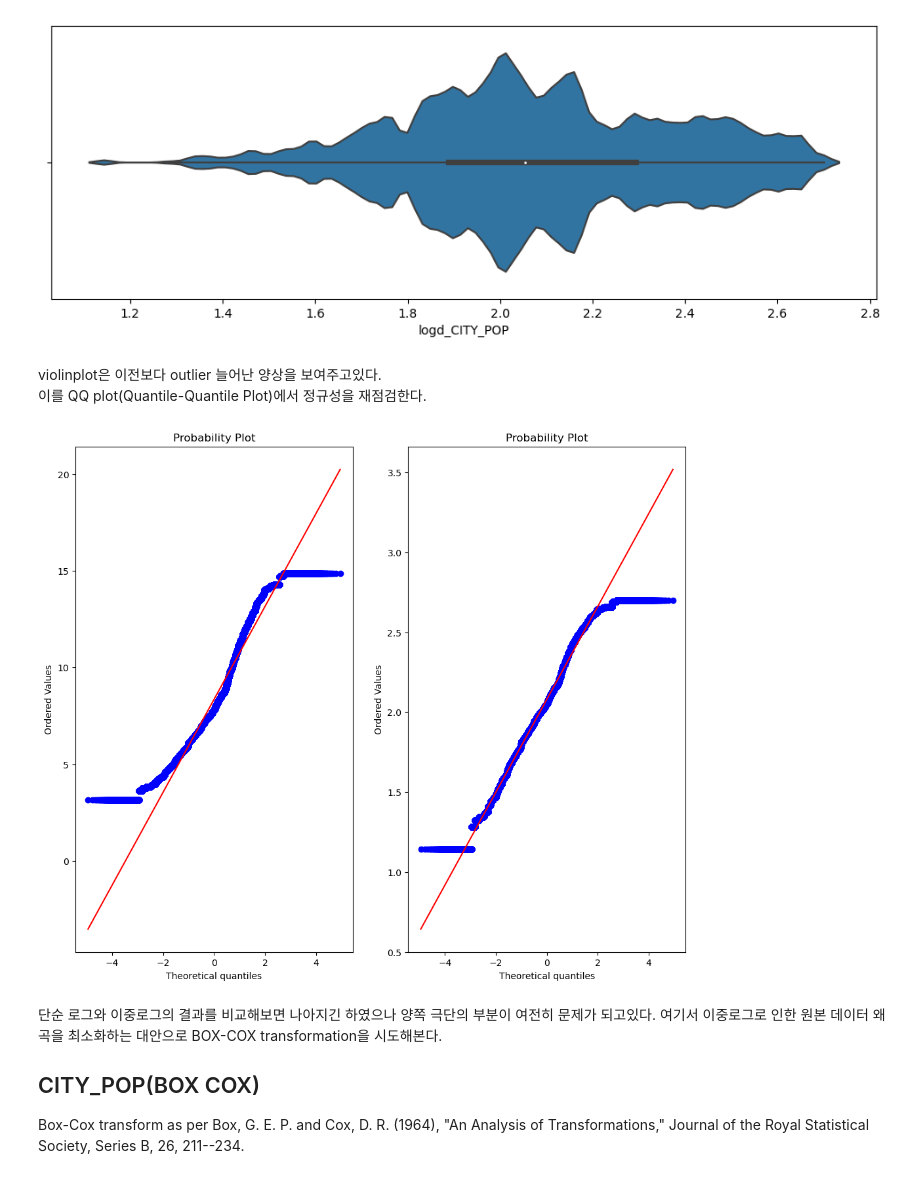
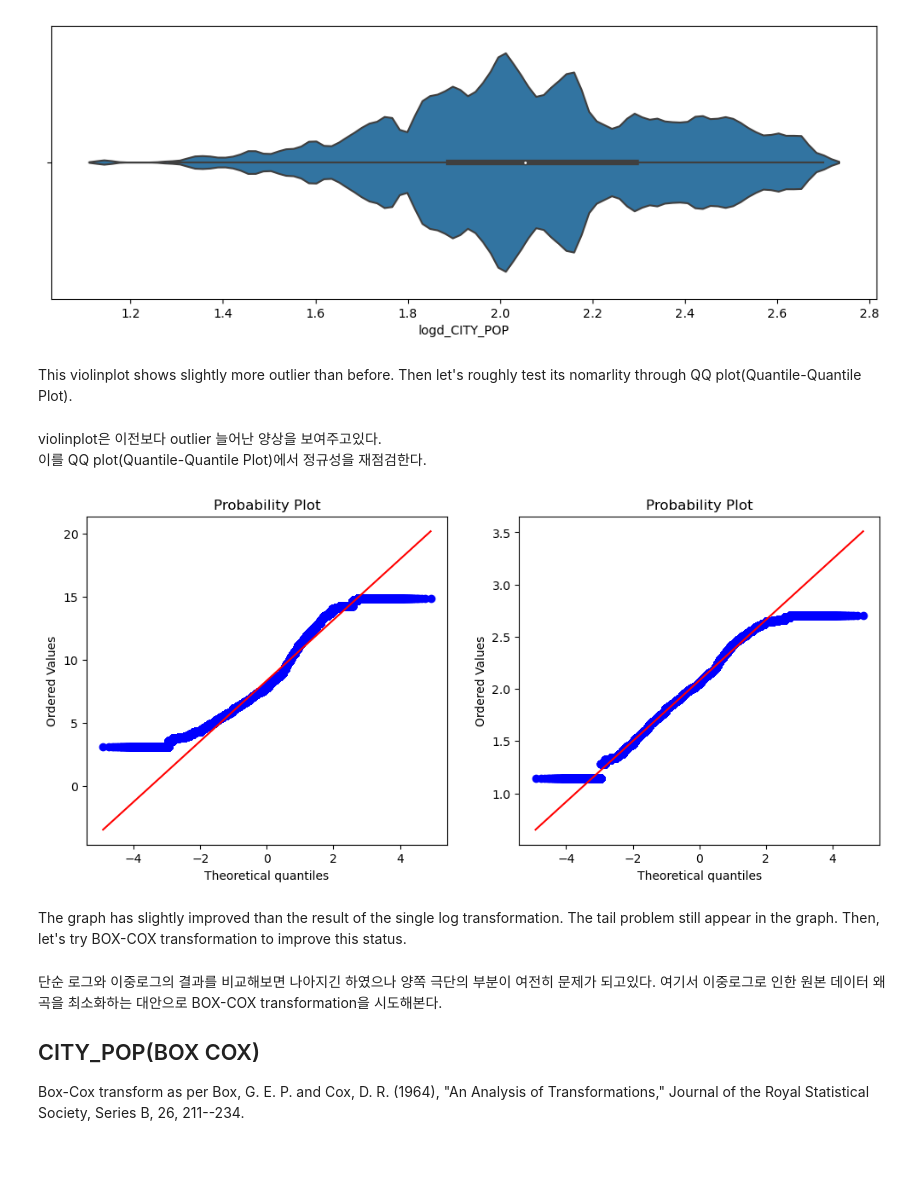
Before and after one commit to skmanzg/FraudDectectionProject2023, a Jupyter notebook: Data_Wrangling_part2.ipynb, the cells around one changed output. Saved outputs shown, nothing was run; the diff lists cells and outputs as text; code cells hidden in the pictures.

```diff
--- a/Data_Wrangling_part2.ipynb
+++ b/Data_Wrangling_part2.ipynb
@@ -500,19 +561,23 @@ sns.violinplot(x= 'logd_CITY_POP', data=df)
 plt.show()
 # %% [output]
 [figure]
+# %% [markdown]
+This violinplot shows slightly more outlier than before. Then let's roughly test its nomarlity through QQ plot(Quantile-Quantile Plot).
 # %% [markdown]
 violinplot은 이전보다 outlier 늘어난 양상을 보여주고있다.
 이를 QQ plot(Quantile-Quantile Plot)에서 정규성을 재점검한다.
 # %%
-fig = plt.figure(figsize = (12,10))
+fig = plt.figure(figsize = (12,5))
 
 fig.add_subplot(1,2,1)
 res = stats.probplot(df['log_CITY_POP'], plot=plt)
 
 fig.add_subplot(1,2,2)
 res = stats.probplot(df['logd_CITY_POP'], plot=plt)
 # %% [output]
-[figure, old version]
+[figure, new version]
+# %% [markdown]
+The graph has slightly improved than the result of the single log transformation. The tail problem still appear in the graph. Then, let's try BOX-COX transformation to improve this status.
 # %% [markdown]
 단순 로그와 이중로그의 결과를 비교해보면 나아지긴 하였으나 양쪽 극단의 부분이 여전히 문제가 되고있다. 여기서 이중로그로 인한 원본 데이터 왜곡을 최소화하는 대안으로 BOX-COX transformation을 시도해본다.
 
```
Also changed, not shown: parts of 55 cells of this notebook, 6 other files.
